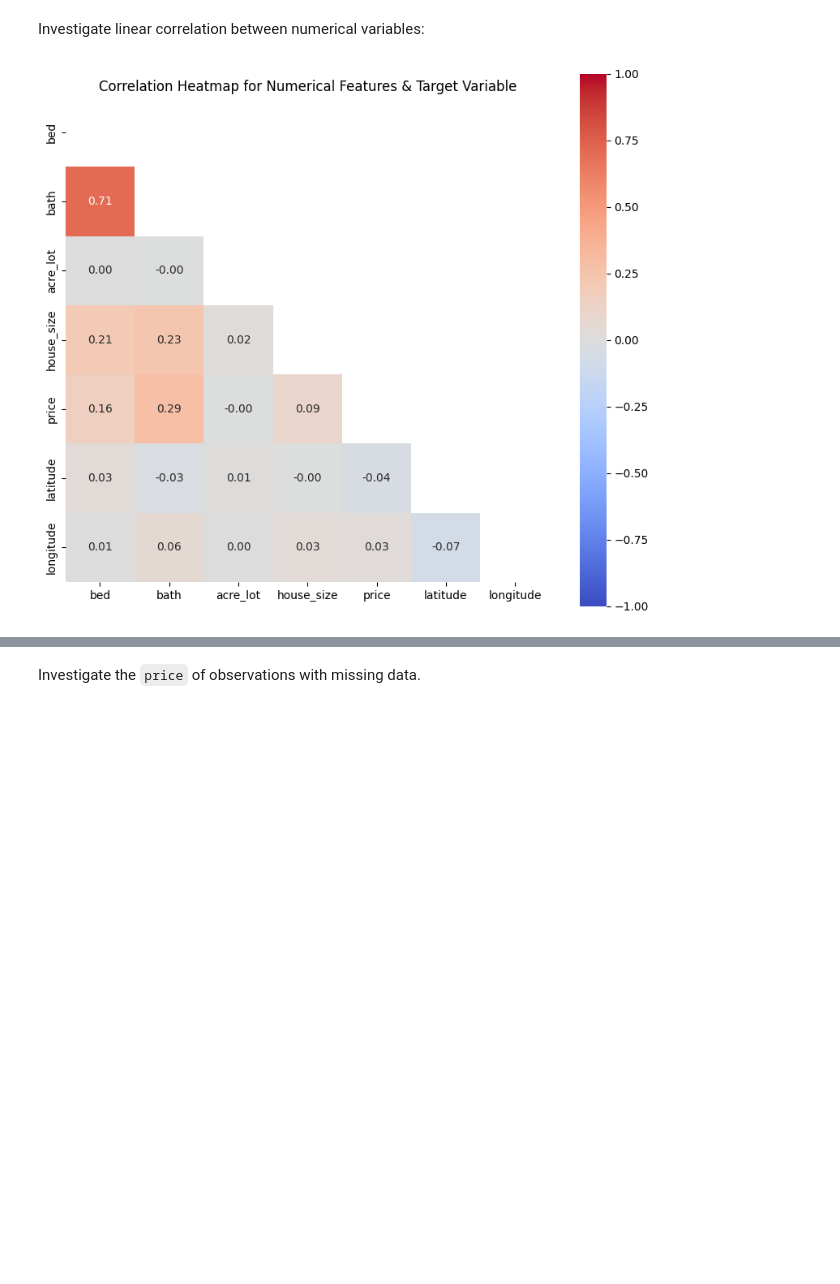
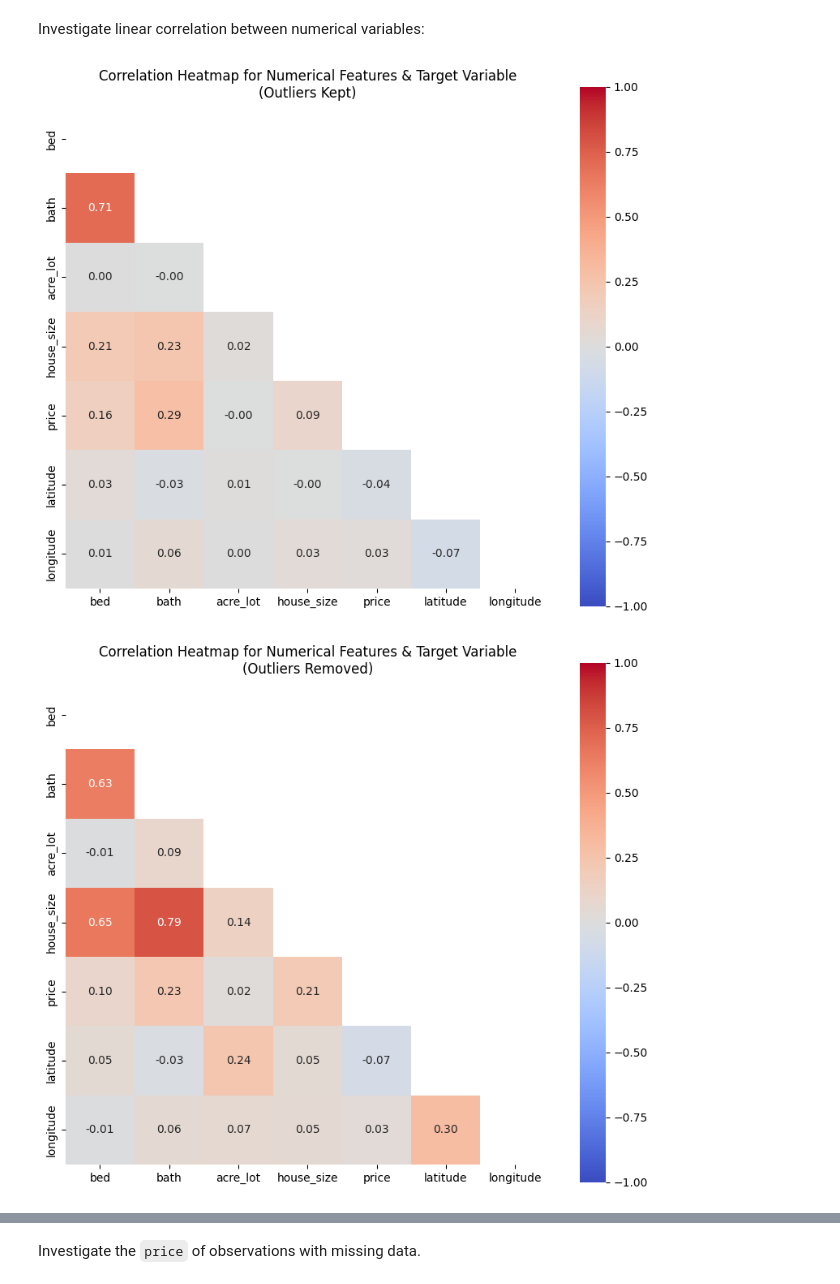
Before and after one commit to kristenvonbecker/housing_prediction_random_forest, a Jupyter notebook: housing_price_prediction.ipynb, the cells around one changed output, grey strips where cells are left out. Saved outputs shown, nothing was run; the diff lists cells and outputs as text; code cells hidden in the pictures; blank space fills up the shorter version.

```diff
--- a/housing_price_prediction.ipynb
+++ b/housing_price_prediction.ipynb
@@ -659,13 +636,13 @@ def force_aspect(ax,aspect=1):
 
 fig, ax = plt.subplots(figsize=(8,7))
 
-mask = np.triu(np.ones_like(df.corr(numeric_only=True)))
-heatmap = sns.heatmap(df.corr(numeric_only=True), mask=mask, robust=True, vmin=-1, vmax=1, annot=True, fmt="1.2f", cmap="coolwarm")
-plt.title("Correlation Heatmap for Numerical Features & Target Variable")
+mask = np.triu(np.ones_like(df.drop('outlier', axis=1).corr(numeric_only=True)))
+heatmap = sns.heatmap(df.drop('outlier', axis=1).corr(numeric_only=True), mask=mask, robust=True, vmin=-1, vmax=1, annot=True, fmt="1.2f", cmap="coolwarm")
+plt.title("Correlation Heatmap for Numerical Features & Target Variable\n(Outliers Kept)")
 
 force_aspect(ax)
 
 plt.tight_layout()
 plt.show()
 # %% [output]
-[figure, old version]
+[figure, new version]
@@ -673,0 +649,13 @@ plt.show()
+# %%
+fig, ax = plt.subplots(figsize=(8,7))
+
+mask = np.triu(np.ones_like(df[~df['outlier']].drop('outlier', axis=1).corr(numeric_only=True)))
+heatmap = sns.heatmap(df[~df['outlier']].drop('outlier', axis=1).corr(numeric_only=True), mask=mask, robust=True, vmin=-1, vmax=1, annot=True, fmt="1.2f", cmap="coolwarm")
+plt.title("Correlation Heatmap for Numerical Features & Target Variable\n(Outliers Removed)")
+
+force_aspect(ax)
+
+plt.tight_layout()
+plt.show()
+# %% [output]
+[figure, added]
```
Also changed, not shown: parts of 67 cells of this notebook.
